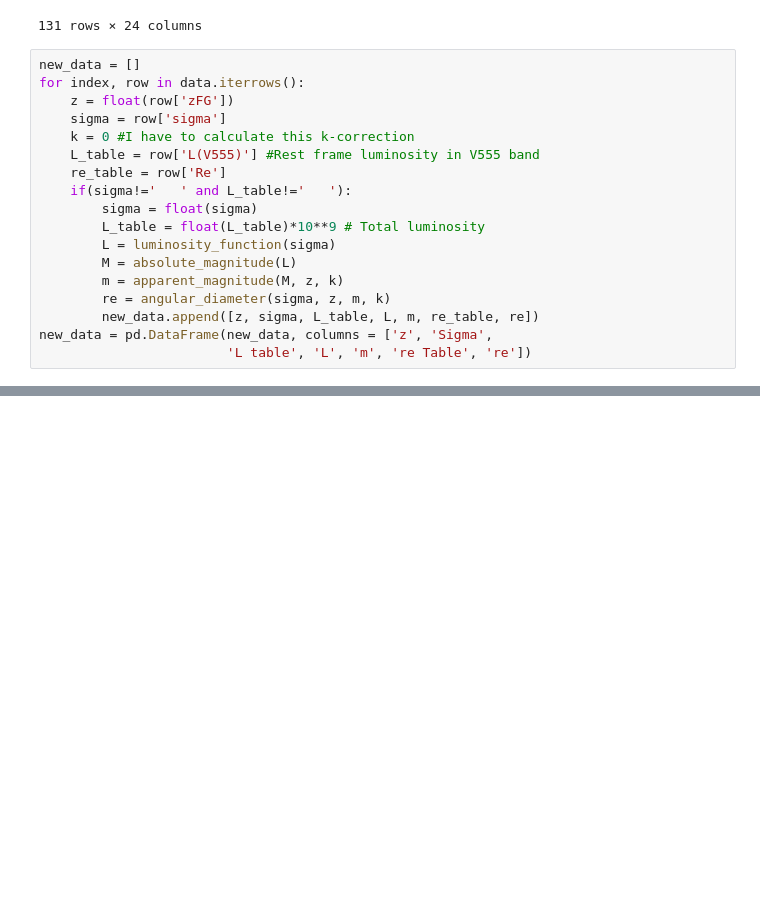
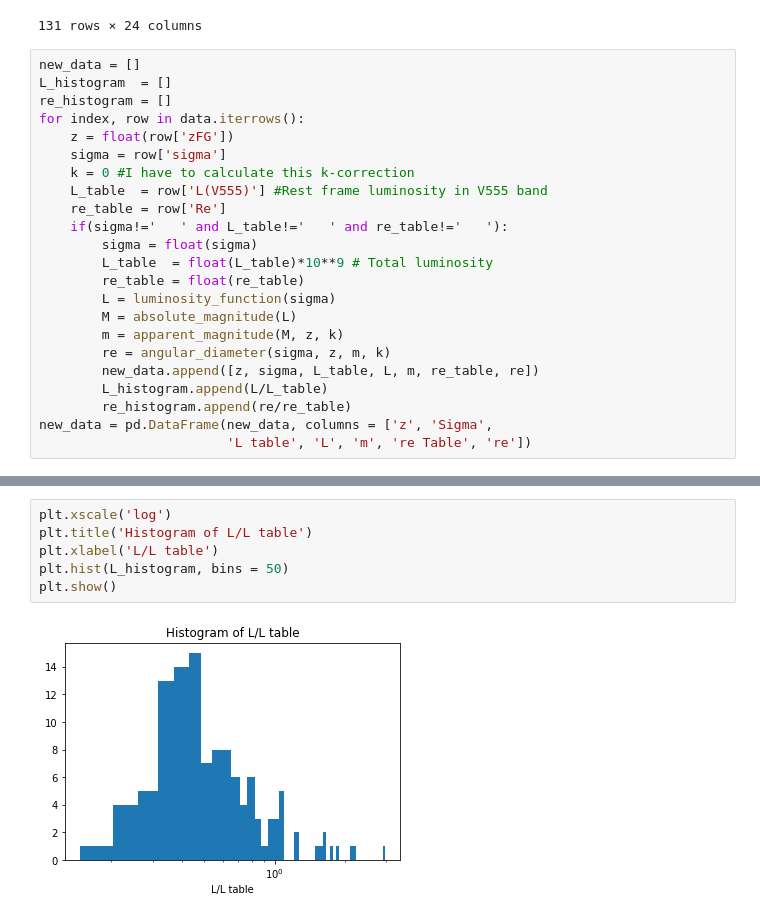
Before and after one commit to JimenaGonzalez/Simulations-Double-Source-Gravitational-Lensing, a Jupyter notebook: Fundamental Plane.ipynb, the cells around one changed output, grey strips where cells are left out. Saved outputs shown, nothing was run; the diff lists cells and outputs as text; blank space fills up the shorter version.

Commit message:
Histograms

```diff
--- a/Fundamental Plane.ipynb
+++ b/Fundamental Plane.ipynb
@@ -96,20 +96,25 @@ data
 131 rows × 24 columns
 # %%
 new_data = []
+L_histogram  = []
+re_histogram = []
 for index, row in data.iterrows():
     z = float(row['zFG'])
     sigma = row['sigma']
     k = 0 #I have to calculate this k-correction
-    L_table = row['L(V555)'] #Rest frame luminosity in V555 band
+    L_table  = row['L(V555)'] #Rest frame luminosity in V555 band
     re_table = row['Re']
-    if(sigma!='   ' and L_table!='   '):
+    if(sigma!='   ' and L_table!='   ' and re_table!='   '):
         sigma = float(sigma)
-        L_table = float(L_table)*10**9 # Total luminosity
+        L_table  = float(L_table)*10**9 # Total luminosity
+        re_table = float(re_table)
         L = luminosity_function(sigma)
         M = absolute_magnitude(L)
         m = apparent_magnitude(M, z, k)
         re = angular_diameter(sigma, z, m, k)
         new_data.append([z, sigma, L_table, L, m, re_table, re])
+        L_histogram.append(L/L_table)
+        re_histogram.append(re/re_table)
 new_data = pd.DataFrame(new_data, columns = ['z', 'Sigma',
                         'L table', 'L', 'm', 're Table', 're'])
 # %%
@@ -133,3 +138,11 @@ new_data
 | 115 | 0.0819 | 249.0 | 8.460000e+10 | 3.911999e+10 | 16.113914 | 4.11 | 3.299637 |
 | 116 | 0.1860 | 207.0 | 9.870000e+10 | 2.703589e+10 | 18.440885 | 3.15 | 1.566559 |
 117 rows × 7 columns
+# %%
+plt.xscale('log')
+plt.title('Histogram of L/L table')
+plt.xlabel('L/L table')
+plt.hist(L_histogram, bins = 50)
+plt.show()
+# %% [output]
+[figure, added]
```
Also changed, not shown: parts of 2 cells of this notebook.
